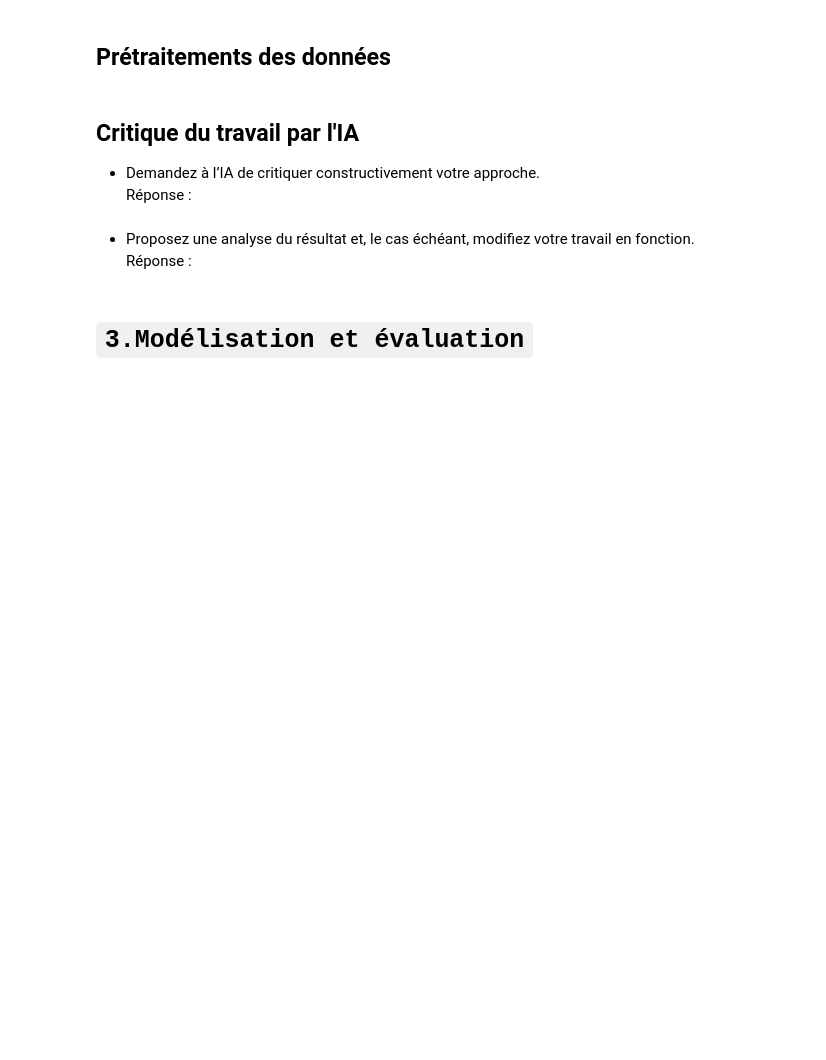
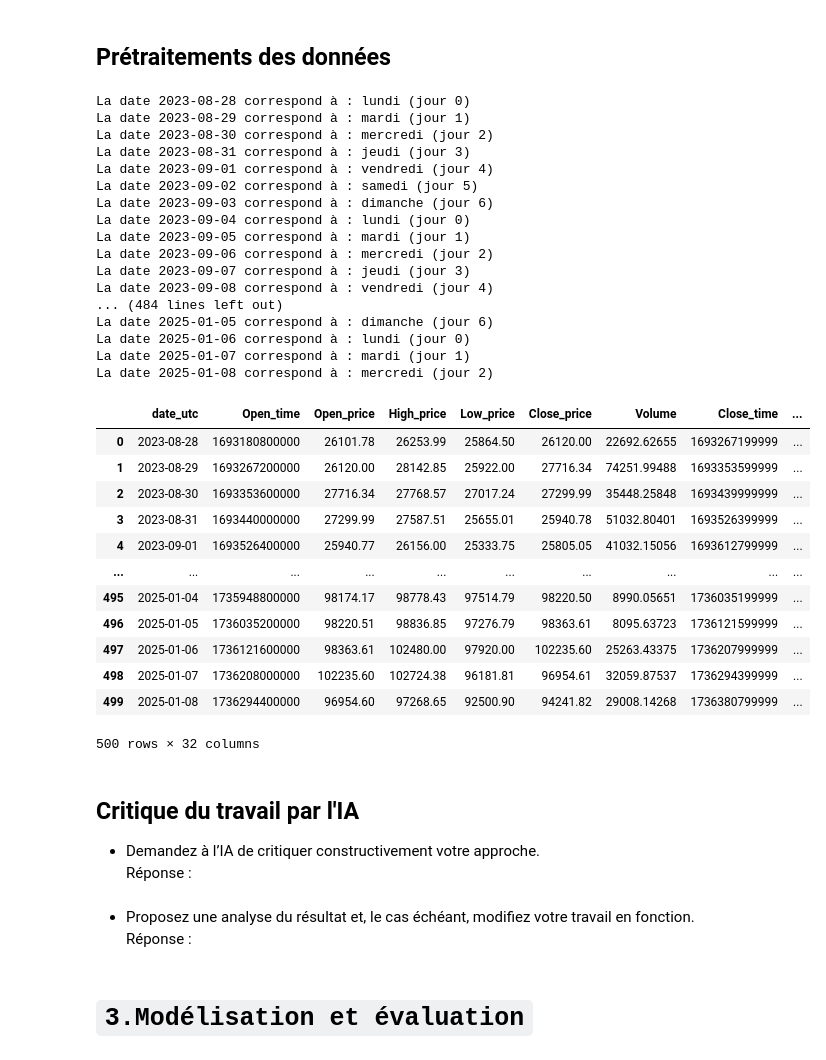
Before and after one commit to Jadorlo/Projet_ml, a Jupyter notebook: notebook/projet_ml_LUNEL_DJAREDDIR_G19.ipynb, the cells around one changed output. Saved outputs shown, nothing was run; the diff lists cells and outputs as text; code cells hidden in the pictures; blank space fills up the shorter version.

```diff
--- a/notebook/projet_ml_LUNEL_DJAREDDIR_G19.ipynb
+++ b/notebook/projet_ml_LUNEL_DJAREDDIR_G19.ipynb
@@ -265,3 +280,83 @@ def traitement_donnees(df : pd.DataFrame):
+# %%
+# Code de traitement des données (regroupements, suppression de variables, de lignes, création de nouvelles variables...)
+
+def traitement_donnees(df : pd.DataFrame):
+    df1 = pd.DataFrame()
+    df1 = df.copy()
+    df1["date_utc"] = df1["date_utc"].astype(str).str[:10]
+
+    df_jour_mois = []
+
+    for i in df1["date_utc"]:
+        date_string = i
+        date_object = datetime.strptime(date_string, "%Y-%m-%d")
+        jour_semaine = date_object.weekday()
+        jour_nom = date_object.strftime("%A")
+        mois_num = date_object.month
+        print(f"La date {date_string} correspond à : {jour_nom} (jour {jour_semaine})")
+
+        df_jour_mois.append({
+            "date_utc" : date_string,
+            "lundi": 1 if jour_semaine == 0 else 0,
+            "mardi" : 1 if jour_semaine == 1 else 0 ,
+            "mercredi" : 1 if jour_semaine == 2 else 0,
+            "jeudi" : 1 if jour_semaine == 3 else 0,
+            "vendredi" : 1 if jour_semaine == 4 else 0,
+            "samedi" : 1 if jour_semaine == 5 else 0,
+            "dimanche" : 1 if jour_semaine == 6 else 0,
+            "janvier": 1 if mois_num == 1 else 0,
+            "fevrier": 1 if mois_num == 2 else 0,
+            "mars": 1 if mois_num == 3 else 0,
+            "avril": 1 if mois_num == 4 else 0,
+            "mai": 1 if mois_num == 5 else 0,
+            "juin": 1 if mois_num == 6 else 0,
+            "juillet": 1 if mois_num == 7 else 0,
+            "aout": 1 if mois_num == 8 else 0,
+            "septembre": 1 if mois_num == 9 else 0,
+            "octobre": 1 if mois_num == 10 else 0,
+            "novembre": 1 if mois_num == 11 else 0,
+            "decembre": 1 if mois_num == 12 else 0
+        })
+
+    df_jour_mois = pd.DataFrame(df_jour_mois)
+    df1["evolution_prct"] = df1["Close_price"].pct_change()*100
+    df_resultat = pd.merge(df1, df_jour_mois, on=["date_utc"])
+
+    return df_resultat
+
+df_traite = traitement_donnees(base)
+df_traite
+# %% [output]
+La date 2023-08-28 correspond à : lundi (jour 0)
+La date 2023-08-29 correspond à : mardi (jour 1)
+La date 2023-08-30 correspond à : mercredi (jour 2)
+La date 2023-08-31 correspond à : jeudi (jour 3)
+La date 2023-09-01 correspond à : vendredi (jour 4)
+La date 2023-09-02 correspond à : samedi (jour 5)
+La date 2023-09-03 correspond à : dimanche (jour 6)
+La date 2023-09-04 correspond à : lundi (jour 0)
+La date 2023-09-05 correspond à : mardi (jour 1)
+La date 2023-09-06 correspond à : mercredi (jour 2)
+La date 2023-09-07 correspond à : jeudi (jour 3)
+La date 2023-09-08 correspond à : vendredi (jour 4)
+... (484 lines left out)
+La date 2025-01-05 correspond à : dimanche (jour 6)
+La date 2025-01-06 correspond à : lundi (jour 0)
+La date 2025-01-07 correspond à : mardi (jour 1)
+La date 2025-01-08 correspond à : mercredi (jour 2)
+|  | date_utc | Open_time | Open_price | High_price | Low_price | Close_price | Volume | Close_time | ... |
+| 0 | 2023-08-28 | 1693180800000 | 26101.78 | 26253.99 | 25864.50 | 26120.00 | 22692.62655 | 1693267199999 | ... |
+| 1 | 2023-08-29 | 1693267200000 | 26120.00 | 28142.85 | 25922.00 | 27716.34 | 74251.99488 | 1693353599999 | ... |
+| 2 | 2023-08-30 | 1693353600000 | 27716.34 | 27768.57 | 27017.24 | 27299.99 | 35448.25848 | 1693439999999 | ... |
+| 3 | 2023-08-31 | 1693440000000 | 27299.99 | 27587.51 | 25655.01 | 25940.78 | 51032.80401 | 1693526399999 | ... |
+| 4 | 2023-09-01 | 1693526400000 | 25940.77 | 26156.00 | 25333.75 | 25805.05 | 41032.15056 | 1693612799999 | ... |
+| ... | ... | ... | ... | ... | ... | ... | ... | ... | ... |
+| 495 | 2025-01-04 | 1735948800000 | 98174.17 | 98778.43 | 97514.79 | 98220.50 | 8990.05651 | 1736035199999 | ... |
+| 496 | 2025-01-05 | 1736035200000 | 98220.51 | 98836.85 | 97276.79 | 98363.61 | 8095.63723 | 1736121599999 | ... |
+| 497 | 2025-01-06 | 1736121600000 | 98363.61 | 102480.00 | 97920.00 | 102235.60 | 25263.43375 | 1736207999999 | ... |
+| 498 | 2025-01-07 | 1736208000000 | 102235.60 | 102724.38 | 96181.81 | 96954.61 | 32059.87537 | 1736294399999 | ... |
+| 499 | 2025-01-08 | 1736294400000 | 96954.60 | 97268.65 | 92500.90 | 94241.82 | 29008.14268 | 1736380799999 | ... |
+500 rows × 32 columns
 # %% [markdown]
 ## Critique du travail par l'IA
 
```
Also changed, not shown: parts of 5 cells of this notebook.
